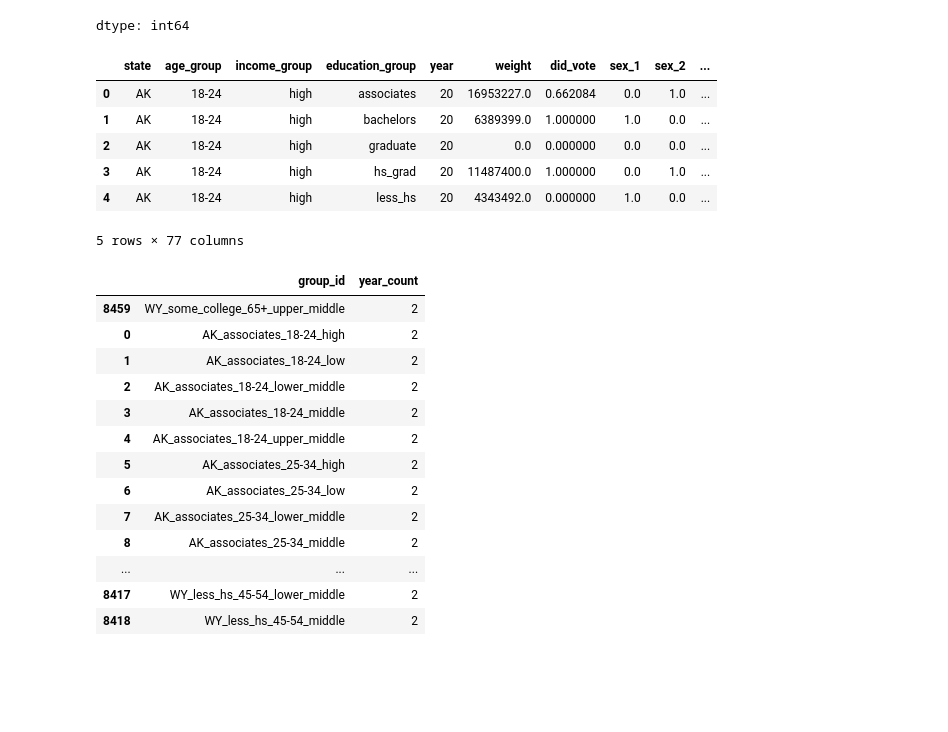
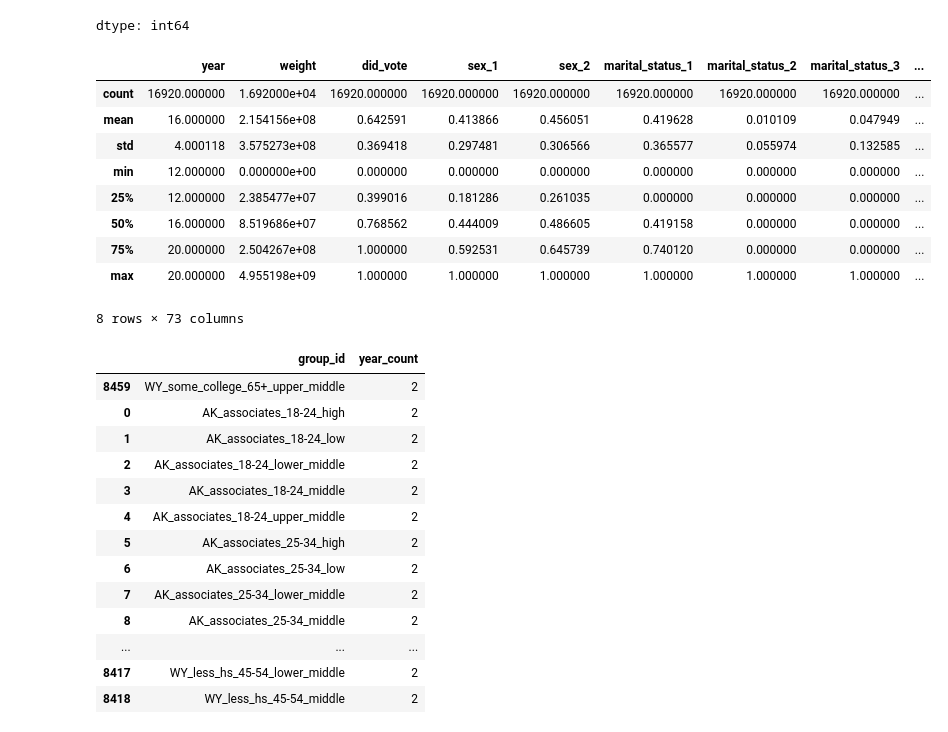
Before and after one commit to ecw70574/US-Census-Voting-and-Registration-DSCI-Capstone-Project, a Jupyter notebook: LSTM-pipeline-and-training.ipynb, the cells around one changed output. Cells and saved outputs as stored; diff of their text form; code cells hidden in the pictures; blank space fills up the shorter version.

```diff
--- a/LSTM-pipeline-and-training.ipynb
+++ b/LSTM-pipeline-and-training.ipynb
@@ -44,18 +44,22 @@ all_years["year"].value_counts()
 dtype: int64
 # %%
 # Merge all state/year level datasets
+from sklearn.preprocessing import MinMaxScaler
 merge1 = pd.merge(all_years, prev_year_state_margins, on=["year","state"], how='inner')
 merge2 = pd.merge(merge1, stateecon_indicators, on=["year","state"], how='inner')
-merge2.head()
-# Normalize
-# %% [output]
-|  | state | age_group | income_group | education_group | year | weight | did_vote | sex_1 | sex_2 | ... |
-| 0 | AK | 18-24 | high | associates | 20 | 16953227.0 | 0.662084 | 0.0 | 1.0 | ... |
-| 1 | AK | 18-24 | high | bachelors | 20 | 6389399.0 | 1.000000 | 1.0 | 0.0 | ... |
-| 2 | AK | 18-24 | high | graduate | 20 | 0.0 | 0.000000 | 0.0 | 0.0 | ... |
-| 3 | AK | 18-24 | high | hs_grad | 20 | 11487400.0 | 1.000000 | 0.0 | 1.0 | ... |
-| 4 | AK | 18-24 | high | less_hs | 20 | 4343492.0 | 0.000000 | 1.0 | 0.0 | ... |
-5 rows × 77 columns
+# %%
+merge2.describe()
+# %% [output]
+|  | year | weight | did_vote | sex_1 | sex_2 | marital_status_1 | marital_status_2 | marital_status_3 | ... |
+| count | 16920.000000 | 1.692000e+04 | 16920.000000 | 16920.000000 | 16920.000000 | 16920.000000 | 16920.000000 | 16920.000000 | ... |
+| mean | 16.000000 | 2.154156e+08 | 0.642591 | 0.413866 | 0.456051 | 0.419628 | 0.010109 | 0.047949 | ... |
+| std | 4.000118 | 3.575273e+08 | 0.369418 | 0.297481 | 0.306566 | 0.365577 | 0.055974 | 0.132585 | ... |
+| min | 12.000000 | 0.000000e+00 | 0.000000 | 0.000000 | 0.000000 | 0.000000 | 0.000000 | 0.000000 | ... |
+| 25% | 12.000000 | 2.385477e+07 | 0.399016 | 0.181286 | 0.261035 | 0.000000 | 0.000000 | 0.000000 | ... |
+| 50% | 16.000000 | 8.519686e+07 | 0.768562 | 0.444009 | 0.486605 | 0.419158 | 0.000000 | 0.000000 | ... |
+| 75% | 20.000000 | 2.504267e+08 | 1.000000 | 0.592531 | 0.645739 | 0.740120 | 0.000000 | 0.000000 | ... |
+| max | 20.000000 | 4.955198e+09 | 1.000000 | 1.000000 | 1.000000 | 1.000000 | 1.000000 | 1.000000 | ... |
+8 rows × 73 columns
 # %%
 data = merge2
 # %%
```
Also changed, not shown: parts of 1 cell of this notebook.
